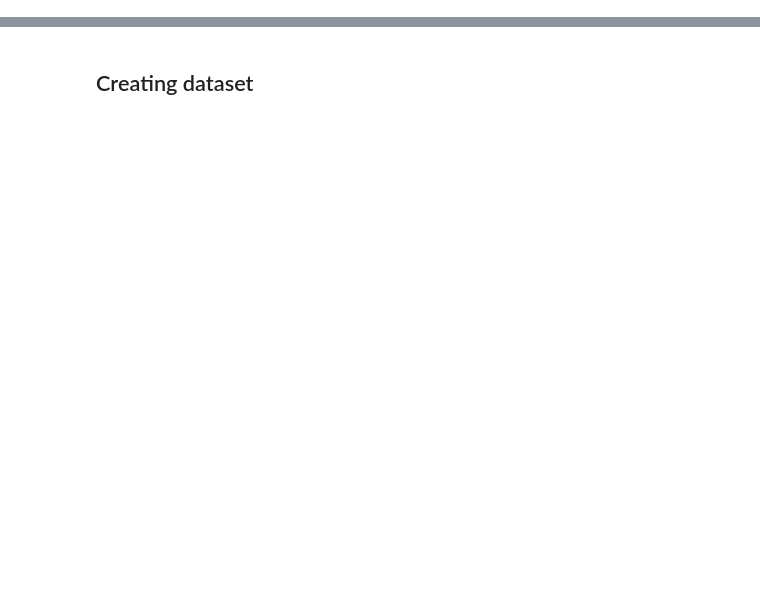
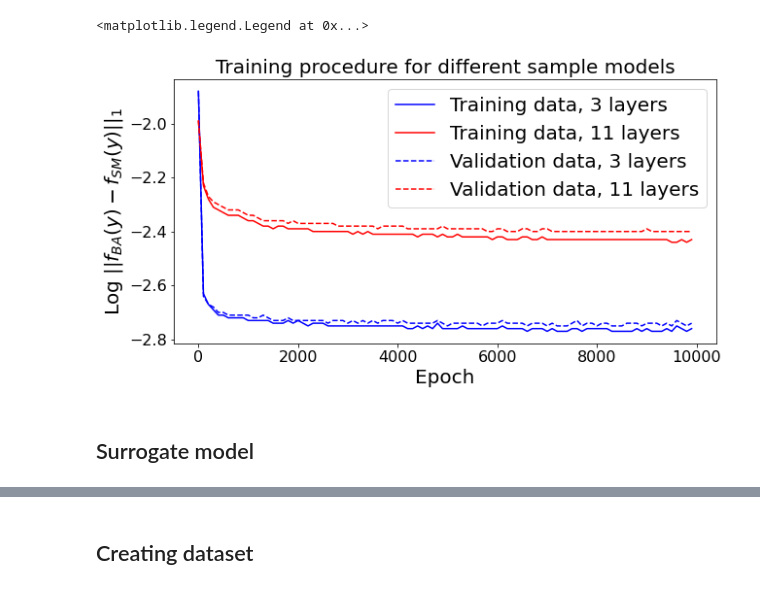
Before and after one commit to maxxxzdn/gisaxs-reconstruction, a Jupyter notebook: GISAXS_learning.ipynb, the cells around one changed output, grey strips where cells are left out. Cells and saved outputs as stored; diff of their text form; code cells hidden in the pictures; blank space fills up the shorter version.

```diff
--- a/GISAXS_learning.ipynb
+++ b/GISAXS_learning.ipynb
@@ -0,0 +1,10 @@
+# %%
+with open('logs/hostname_5077872.out') as file:
+    lines = file.readlines()
+    train11 = [float(line.rstrip().split(' ')[-5][:-1]) for line in lines if line[0] == '[']
+    val11 = [float(line.rstrip().split(' ')[-1]) for line in lines if line[0] == '[']
+
+with open('logs/hostname_5074272.out') as file:
+    lines = file.readlines()
+    train3 = [float(line.rstrip().split(' ')[-5][:-1]) for line in lines if line[0] == '[']
+    val3 = [float(line.rstrip().split(' ')[-1]) for line in lines if line[0] == '[']
@@ -0,0 +14,17 @@
+# %%
+plt.figure(figsize = [10,5])
+plt.plot(np.arange(0,10000,100),train3[::20], label = 'Training data, 3 layers', c = 'blue')
+plt.plot(np.arange(0,10000,100),train11[::20], label = 'Training data, 11 layers', c = 'red')
+plt.plot(np.arange(0,10000,100),val3[::20], label = 'Validation data, 3 layers', c = 'blue', linestyle = '--')
+plt.plot(np.arange(0,10000,100),val11[::20], label = 'Validation data, 11 layers', c = 'red', linestyle = '--')
+plt.ylabel(r'Log $||f_{BA}(y) - f_{SM}(y)||_1$', fontsize = 20)
+plt.xlabel('Epoch', fontsize = 20)
+plt.title('Training procedure for different sample models', fontsize = 20)
+plt.xticks(fontsize=16)
+plt.yticks(fontsize=16)
+plt.legend(fontsize = 20)
+# %% [output]
+<matplotlib.legend.Legend at 0x...>
+[figure, added]
+# %% [markdown]
+## Surrogate model
```
Also changed, not shown: parts of 56 cells of this notebook, 16 other files.
